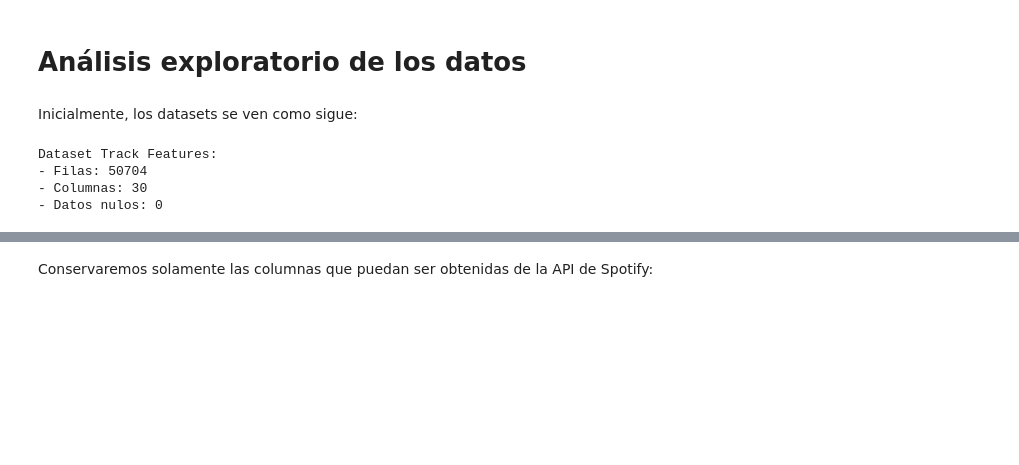
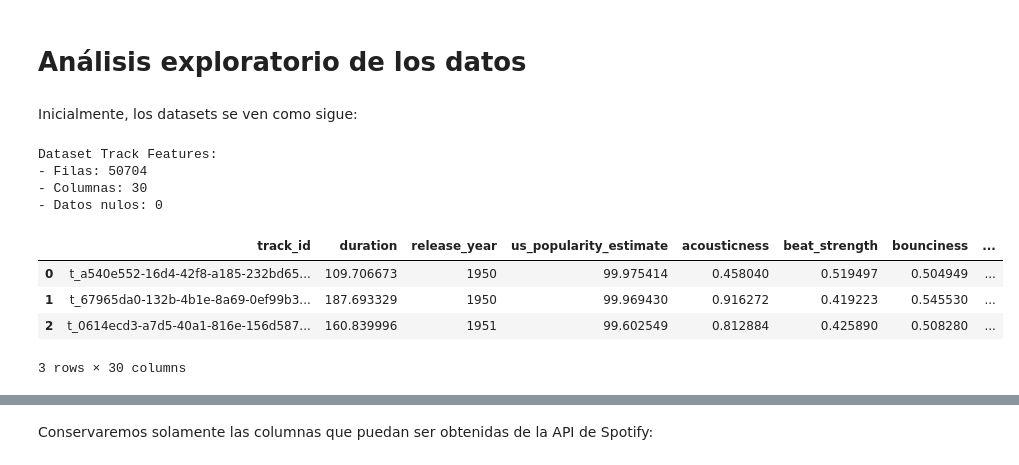
Before and after one commit to sebac820/recsys-grupo-15, a Jupyter notebook: proyecto.ipynb, the cells around one changed output, grey strips where cells are left out. Cells and saved outputs as stored; diff of their text form; code cells hidden in the pictures; blank space fills up the shorter version.

```diff
--- a/proyecto.ipynb
+++ b/proyecto.ipynb
@@ -17,14 +17,20 @@ Inicialmente, los datasets se ven como sigue:
 # %%
 track_features = pd.read_csv('data/tf_mini.csv')
 print('Dataset Track Features:')
 print('- Filas:', track_features.shape[0])
 print('- Columnas:', track_features.shape[1])
 print('- Datos nulos:', track_features.isna().sum().sum())
+display(track_features.head(3))
 # %% [output]
 Dataset Track Features:
 - Filas: 50704
 - Columnas: 30
 - Datos nulos: 0
+|  | track_id | duration | release_year | us_popularity_estimate | acousticness | beat_strength | bounciness | ... |
+| 0 | t_a540e552-16d4-42f8-a185-232bd65... | 109.706673 | 1950 | 99.975414 | 0.458040 | 0.519497 | 0.504949 | ... |
+| 1 | t_67965da0-132b-4b1e-8a69-0ef99b3... | 187.693329 | 1950 | 99.969430 | 0.916272 | 0.419223 | 0.545530 | ... |
+| 2 | t_0614ecd3-a7d5-40a1-816e-156d587... | 160.839996 | 1951 | 99.602549 | 0.812884 | 0.425890 | 0.508280 | ... |
+3 rows × 30 columns
 # %%
 sessions = pd.read_csv('data/log_mini.csv')
 print('Dataset Sessions:')
```
Also changed, not shown: parts of 8 cells of this notebook.
